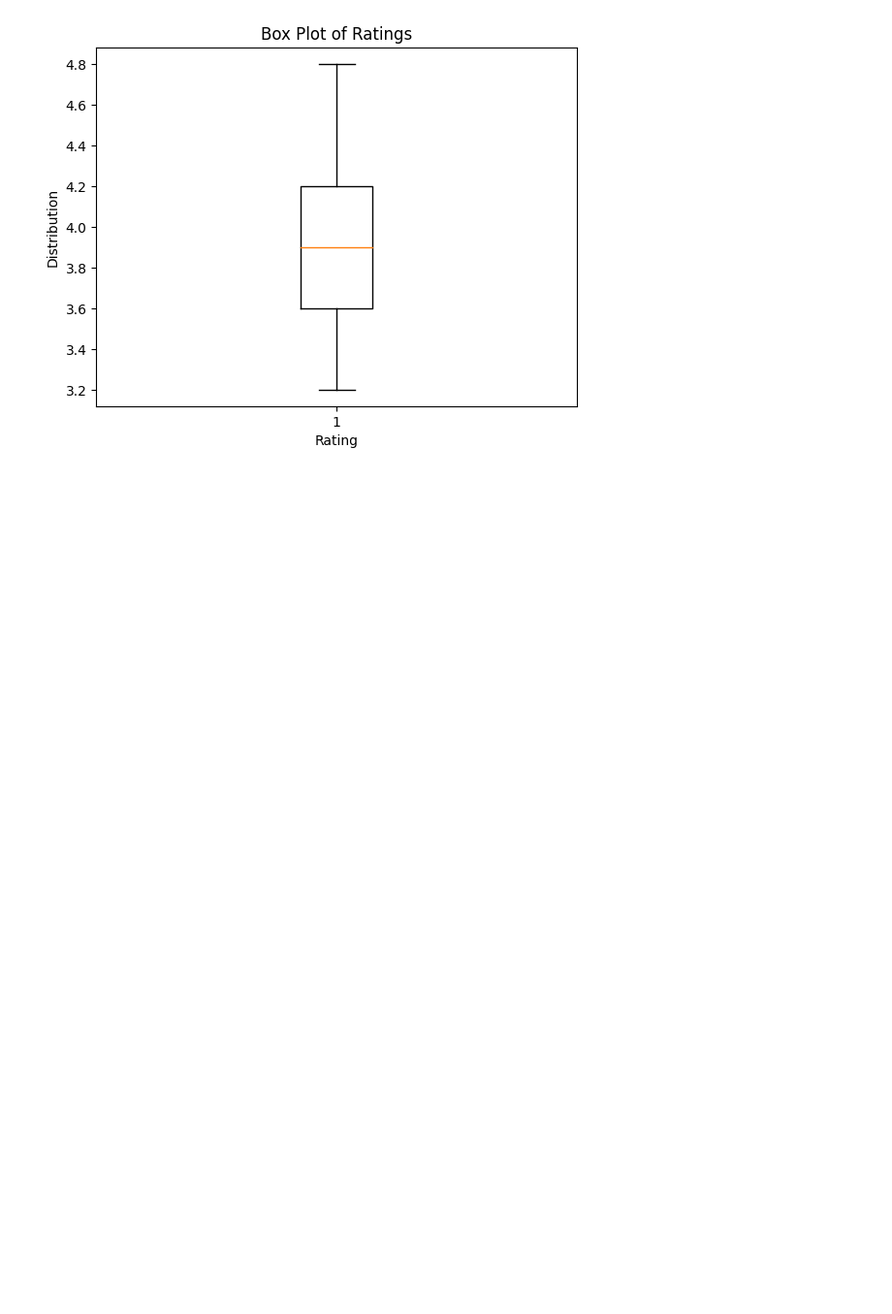
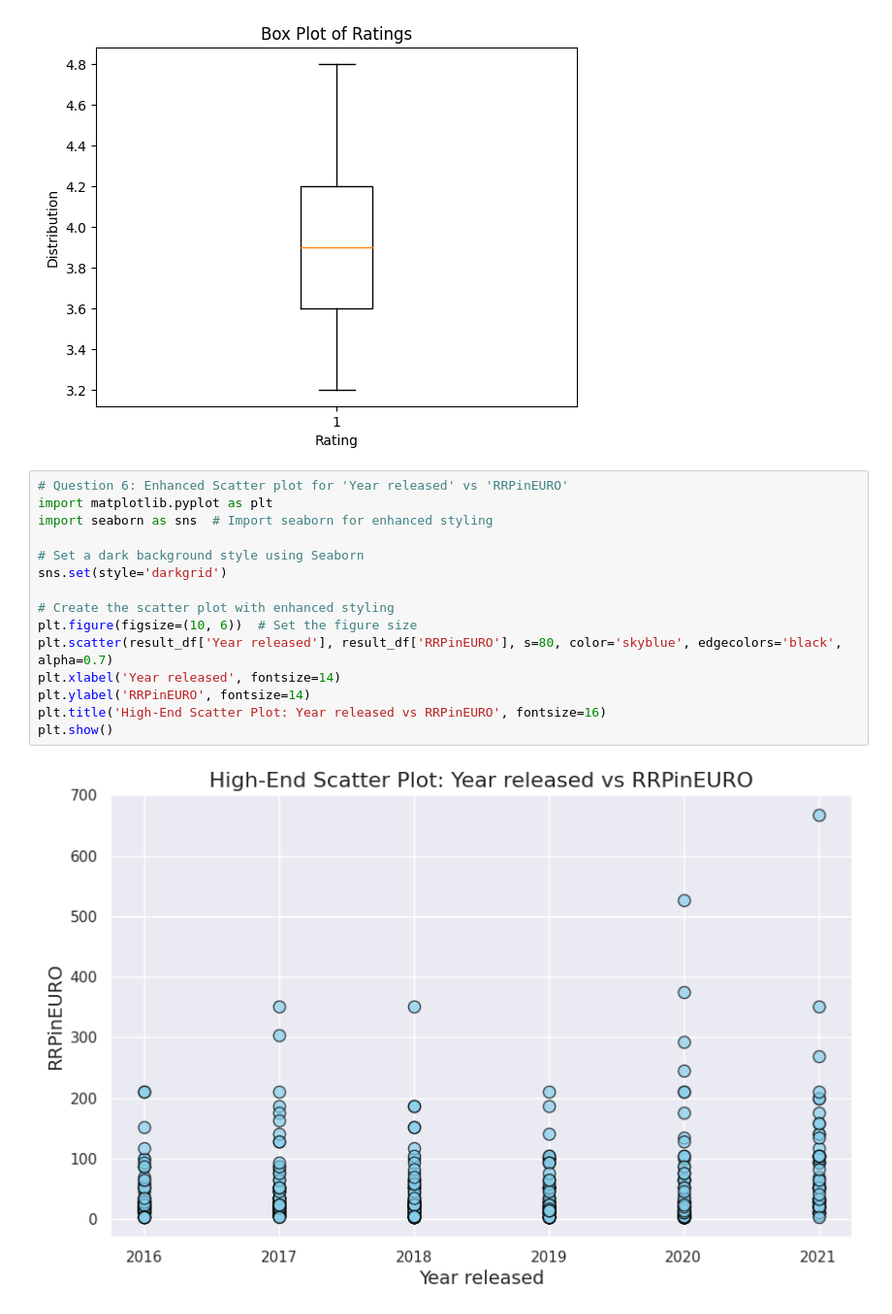
Before and after one commit to KaylumCassidy/BMCA3, a Jupyter notebook: TU912_4_Cassidy_Kaylum_C20323831_LabExam.ipynb, the cells around one changed output. Shown at 97% size. Drawn from its saved outputs; the diff is of its cells as text; blank space fills up the shorter version.

```diff
--- a/TU912_4_Cassidy_Kaylum_C20323831_LabExam.ipynb
+++ b/TU912_4_Cassidy_Kaylum_C20323831_LabExam.ipynb
@@ -498,3 +498,20 @@ plt.title('Box Plot of Ratings')
 plt.show()
 # %% [output]
 [figure]
+# %%
+# Question 6: Enhanced Scatter plot for 'Year released' vs 'RRPinEURO'
+import matplotlib.pyplot as plt
+import seaborn as sns  # Import seaborn for enhanced styling
+
+# Set a dark background style using Seaborn
+sns.set(style='darkgrid')
+
+# Create the scatter plot with enhanced styling
+plt.figure(figsize=(10, 6))  # Set the figure size
+plt.scatter(result_df['Year released'], result_df['RRPinEURO'], s=80, color='skyblue', edgecolors='black', alpha=0.7)
+plt.xlabel('Year released', fontsize=14)
+plt.ylabel('RRPinEURO', fontsize=14)
+plt.title('High-End Scatter Plot: Year released vs RRPinEURO', fontsize=16)
+plt.show()
+# %% [output]
+[figure, added]
```
